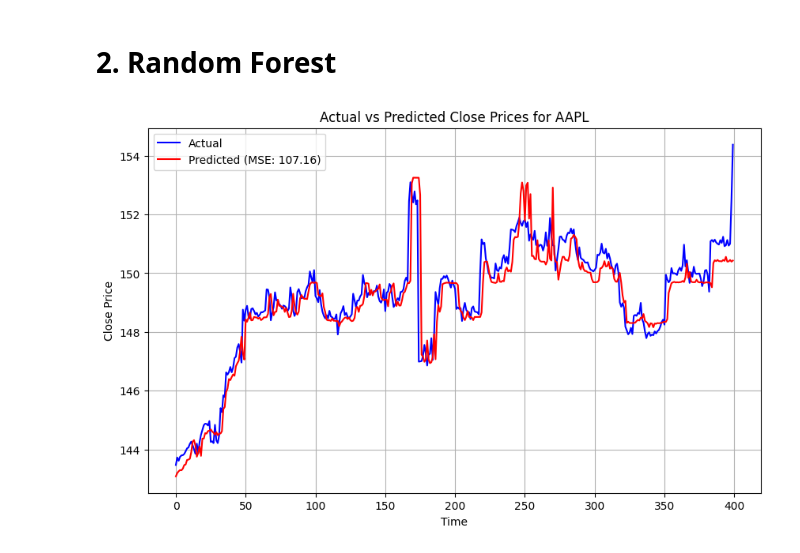
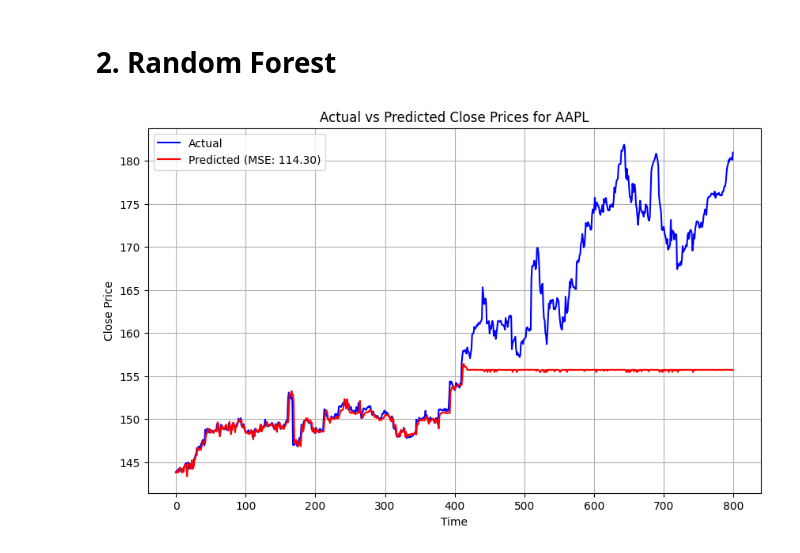
Before and after one commit to Najel-A/ML-Stock-Predictor, a Jupyter notebook: stock_prediction.ipynb, the cells around one changed output. Cells and saved outputs as stored; diff of their text form; code cells hidden in the pictures.

```diff
--- a/stock_prediction.ipynb
+++ b/stock_prediction.ipynb
@@ -177,7 +187,6 @@ plt.show()
 # %% [markdown]
 # 2. Random Forest
 # %%
-import pandas as pd
 from sklearn.ensemble import RandomForestRegressor
 from sklearn.model_selection import train_test_split
 from sklearn.metrics import mean_squared_error
@@ -194,36 +203,40 @@ def preprocess_data(df):
 
     return df
 
 aapl_df = preprocess_data(aapl_df)
 
 features = ['lag_1', 'lag_2', 'moving_avg_5', 'moving_avg_10', 'percent_change']
 X = aapl_df[features]
 y = aapl_df['target']
 
 X_train, X_test, y_train, y_test = train_test_split(X, y, test_size=0.22, shuffle=False)
 
-model = RandomForestRegressor(n_estimators=100, random_state=42, max_depth=5)
+model = RandomForestRegressor(
+    n_estimators=100,
+    random_state=42
+    # max_depth=6
+)
 model.fit(X_train, y_train)
 
 y_pred = model.predict(X_test)
 mse = mean_squared_error(y_test, y_pred)
 
-start, end = 0, 400
+start, end = 0, 800
 
 y_test_range = y_test.iloc[start:end]
 y_pred_range = y_pred[start:end]
 
 plt.figure(figsize=(10, 6))
 plt.plot(y_test_range.values, label='Actual', color='blue')
 plt.plot(y_pred_range, label=f'Predicted (MSE: {mse:.2f})', color='red')
 plt.legend()
 plt.title('Actual vs Predicted Close Prices for AAPL')
 plt.xlabel('Time')
 plt.ylabel('Close Price')
 plt.grid(True)
 plt.show()
 # %% [output]
-[figure, old version]
+[figure, new version]
 # %%
 amzn_df = preprocess_data(amzn_df)
 
```
Also changed, not shown: parts of 19 cells of this notebook.
